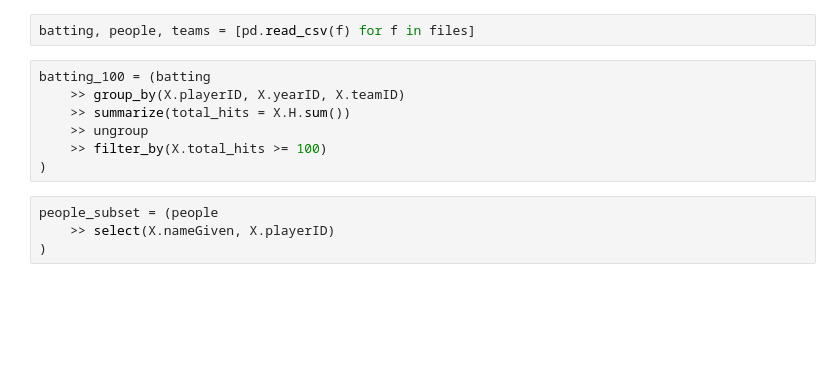
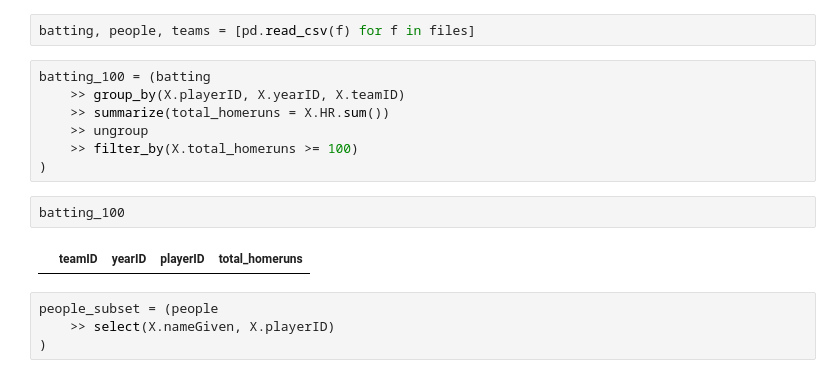
Before and after one commit to josephnagel1/NagelJoseph_module2_intro_to_pandas, a Jupyter notebook: 2_9_2_joining_tables_in_dfply.ipynb, the cells around one changed output. Drawn from its saved outputs; the diff is of its cells as text; blank space fills up the shorter version.

```diff
--- a/2_9_2_joining_tables_in_dfply.ipynb
+++ b/2_9_2_joining_tables_in_dfply.ipynb
@@ -355,10 +355,14 @@ batting, people, teams = [pd.read_csv(f) for f in files]
 # %%
 batting_100 = (batting
     >> group_by(X.playerID, X.yearID, X.teamID)
-    >> summarize(total_hits = X.H.sum())
+    >> summarize(total_homeruns = X.HR.sum())
     >> ungroup
-    >> filter_by(X.total_hits >= 100)
+    >> filter_by(X.total_homeruns >= 100)
 )
+# %%
+batting_100
+# %% [output]
+|  | teamID | yearID | playerID | total_homeruns |
 # %%
 people_subset = (people
     >> select(X.nameGiven, X.playerID)
```
Also changed, not shown: parts of 1 cell of this notebook, 1 other file.
